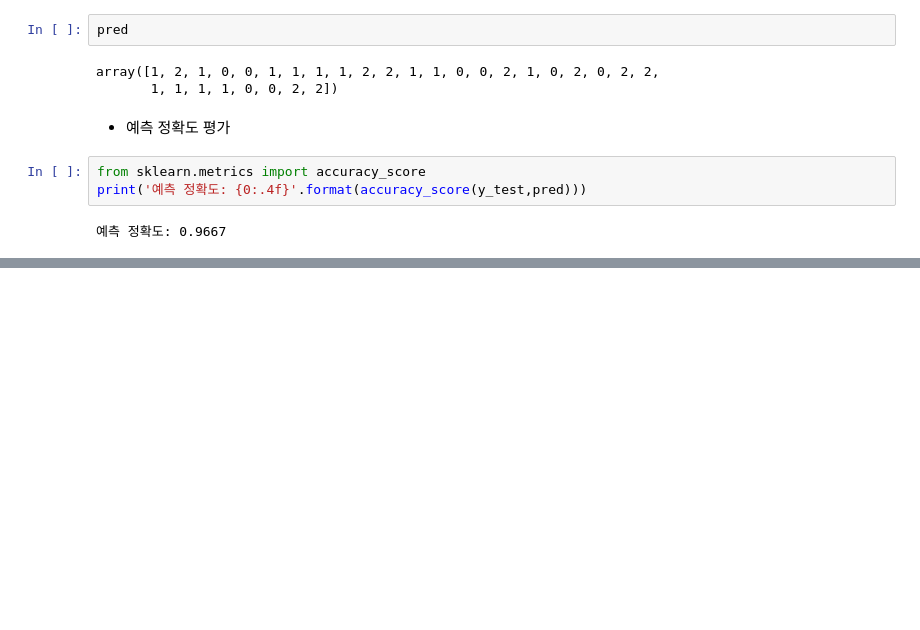
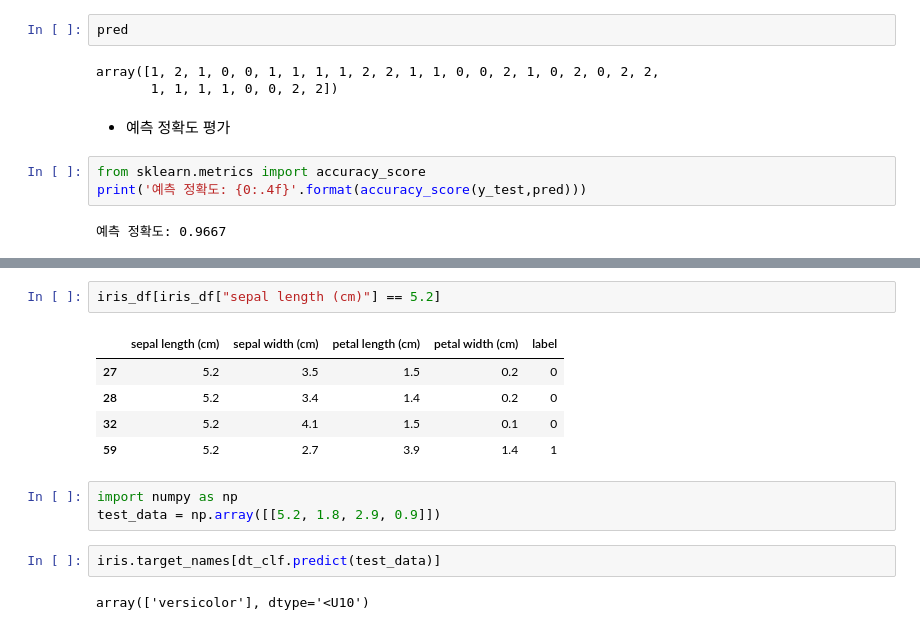
Before and after one commit to lth0813/SeSAC-LECTURE, a Jupyter notebook: 실습 확인/ML & DL/ML1.1 붓꽃 품종 예측하기.ipynb, the cells around one changed output, grey strips where cells are left out. Drawn from its saved outputs; the diff is of its cells as text; blank space fills up the shorter version.

```diff
--- a/실습 확인/ML & DL/ML1.1 붓꽃 품종 예측하기.ipynb
+++ b/실습 확인/ML & DL/ML1.1 붓꽃 품종 예측하기.ipynb
@@ -162,0 +172,15 @@ print('예측 정확도: {0:.4f}'.format(accuracy_score(y_test,pred)))
+# %%
+iris_df[iris_df["sepal length (cm)"] == 5.2]
+# %% [output]
+|  | sepal length (cm) | sepal width (cm) | petal length (cm) | petal width (cm) | label |
+| 27 | 5.2 | 3.5 | 1.5 | 0.2 | 0 |
+| 28 | 5.2 | 3.4 | 1.4 | 0.2 | 0 |
+| 32 | 5.2 | 4.1 | 1.5 | 0.1 | 0 |
+| 59 | 5.2 | 2.7 | 3.9 | 1.4 | 1 |
+# %%
+import numpy as np
+test_data = np.array([[5.2, 1.8, 2.9, 0.9]])
+# %%
+iris.target_names[dt_clf.predict(test_data)]
+# %% [output]
+array(['versicolor'], dtype='<U10')
```
Also changed, not shown: parts of 1 cell of this notebook, 2 other files.
